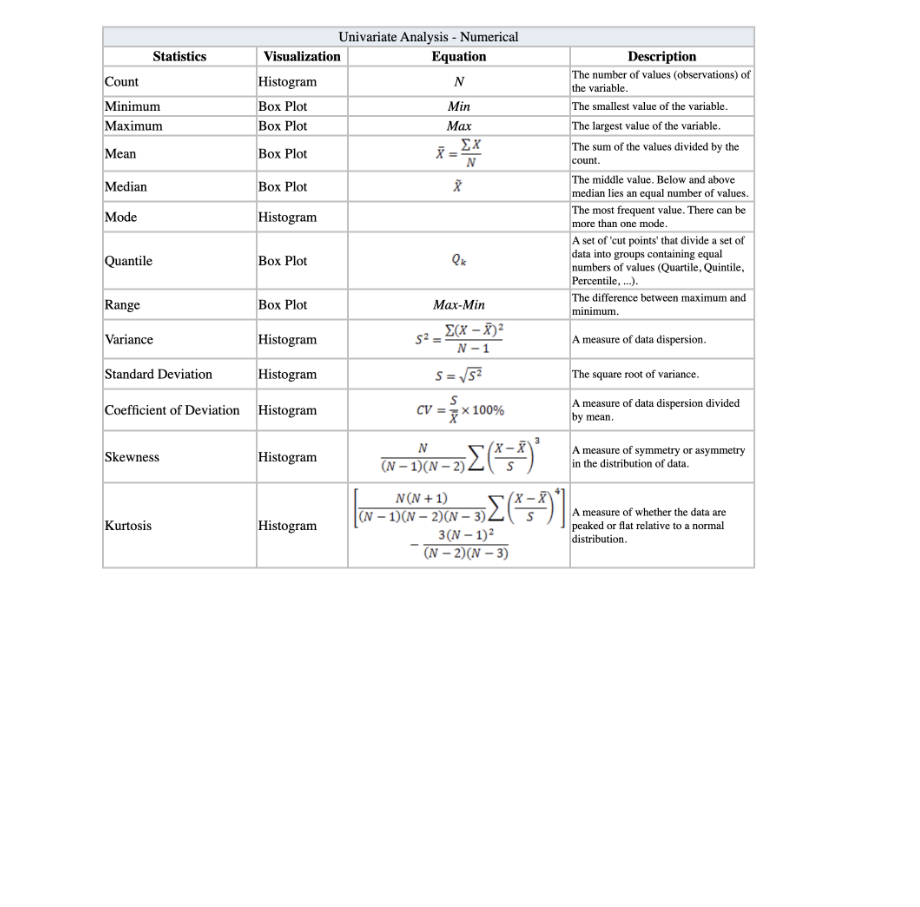
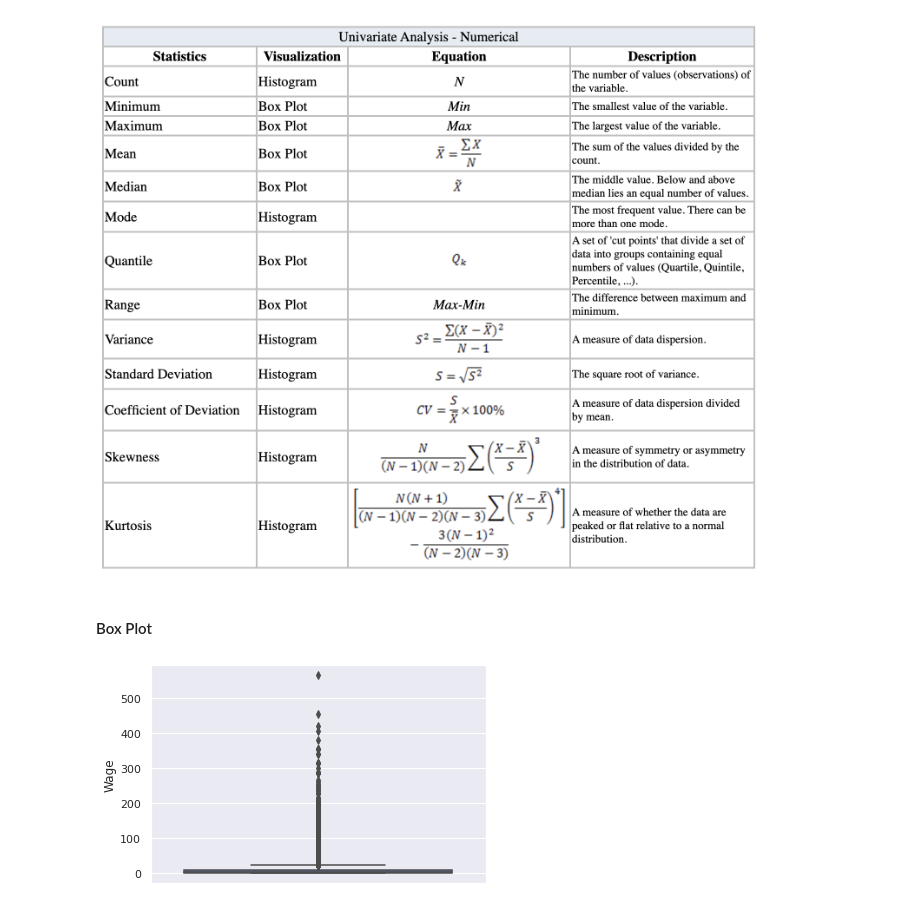
Before and after one commit to HamidBekamiri/EDA_GitHub, a Jupyter notebook: EDA_FIFA_2022.ipynb, the cells around one changed output. Drawn from its saved outputs; the diff is of its cells as text; code cells hidden in the pictures; blank space fills up the shorter version.

```diff
--- a/EDA_FIFA_2022.ipynb
+++ b/EDA_FIFA_2022.ipynb
@@ -1165,3 +1198,10 @@ path="/home/ubuntu/storage_data_new/python_scripts/master_businessdatascience/im
 display(Image.open(path))
 # %% [output]
 [figure]
+# %% [markdown]
+#### Box Plot
+# %%
+sns.boxplot(y=fifadata.Wage)
+plt.show()
+# %% [output]
+[figure, added]
```
Also changed, not shown: parts of 51 cells of this notebook.
